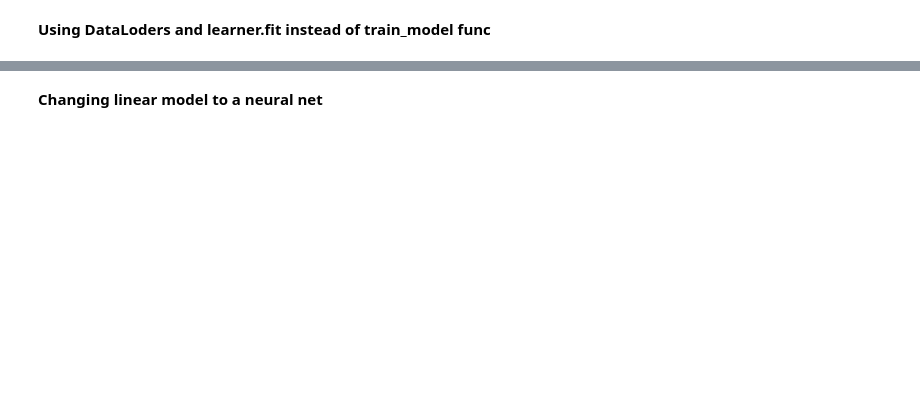
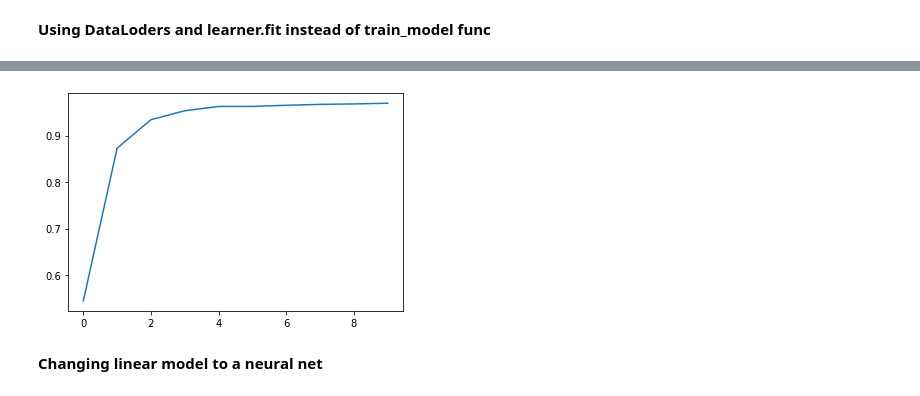
Before and after one commit to alphonsorob/fastbook, a Jupyter notebook: nn_basic.ipynb, the cells around one changed output, grey strips where cells are left out. Saved outputs shown, nothing was run; the diff lists cells and outputs as text; code cells hidden in the pictures; blank space fills up the shorter version.

```diff
--- a/nn_basic.ipynb
+++ b/nn_basic.ipynb
@@ -287,3 +289,7 @@ learn.fit(10, lr=lr)
+# %%
+plt.plot(L(learn.recorder.values).itemgot(2));
+# %% [output]
+[figure, added]
 # %% [markdown]
 **Changing linear model to a neural net**
 # %%
```
Also changed, not shown: parts of 27 cells of this notebook.
